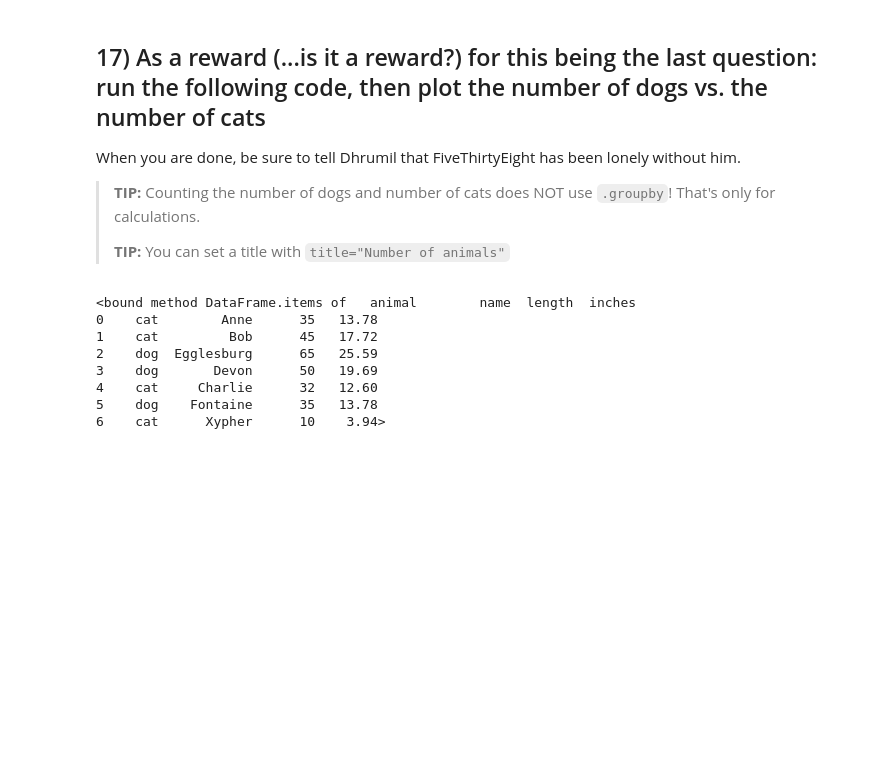
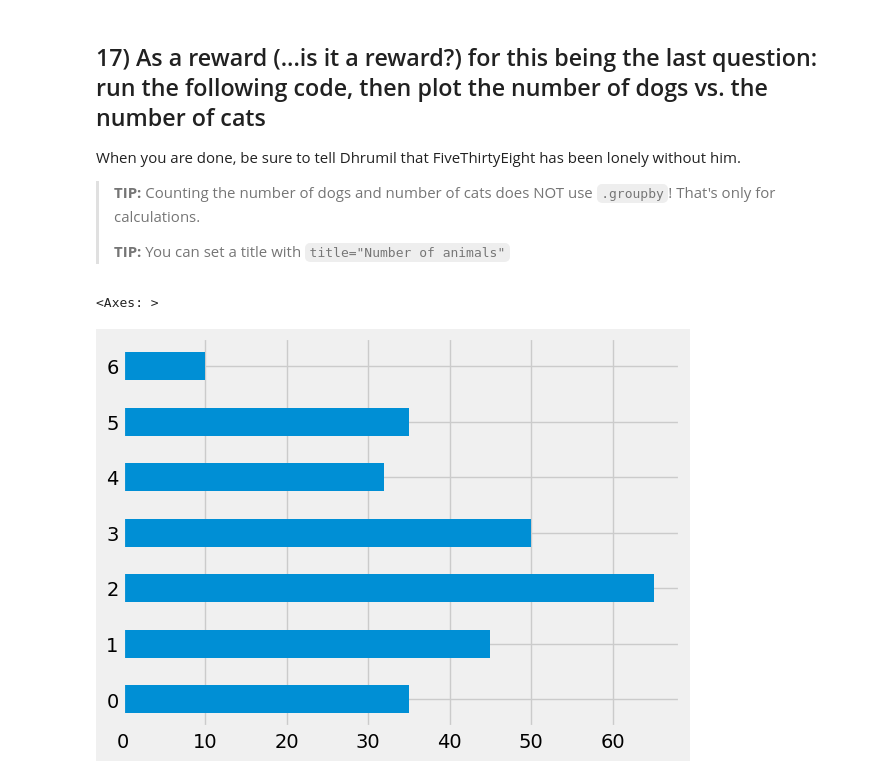
Before and after one commit to lei10003/05-homework-basics, a Jupyter notebook: 01-Animals.ipynb, the cells around one changed output. Drawn from its saved outputs; the diff is of its cells as text; code cells hidden in the pictures; blank space fills up the shorter version.

```diff
--- a/01-Animals.ipynb
+++ b/01-Animals.ipynb
@@ -331,14 +329,8 @@ When you are done, be sure to tell Dhrumil that FiveThirtyEight has been lonely
 # %%
 import matplotlib.pyplot as plt
 plt.style.use('fivethirtyeight')
-# %%
-df.groupby(by='animal')
-# %% [output]
-<bound method DataFrame.items of   animal        name  length  inches
-0    cat        Anne      35   13.78
-1    cat         Bob      45   17.72
-2    dog  Egglesburg      65   25.59
-3    dog       Devon      50   19.69
-4    cat     Charlie      32   12.60
-5    dog    Fontaine      35   13.78
-6    cat      Xypher      10    3.94>
+# %%
+df.length.plot(x = 'animal', y= 'length', kind='barh', style = 'fivethirtyeight')
+# %% [output]
+<Axes: >
+[figure, added]
```
Also changed, not shown: parts of 3 cells of this notebook.
